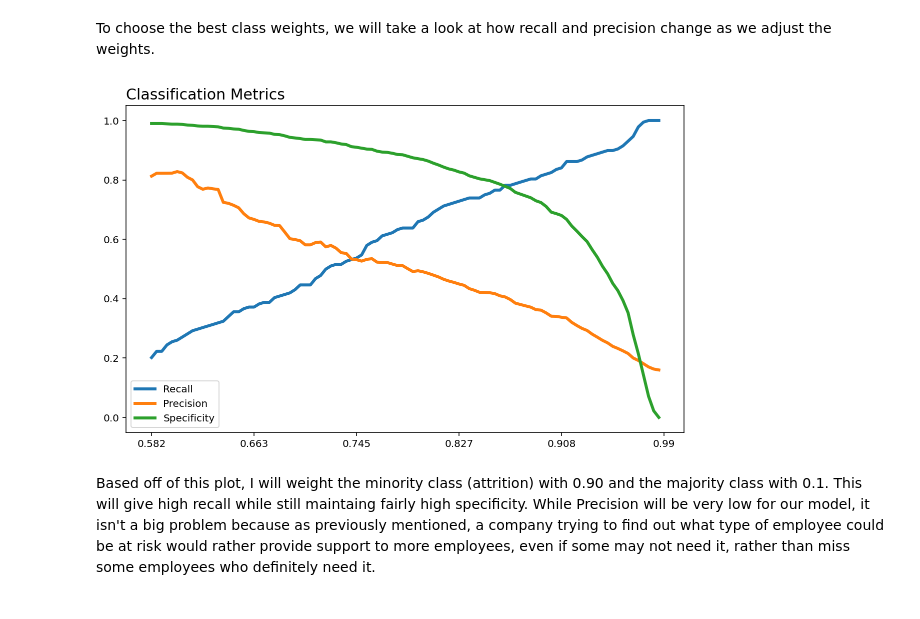
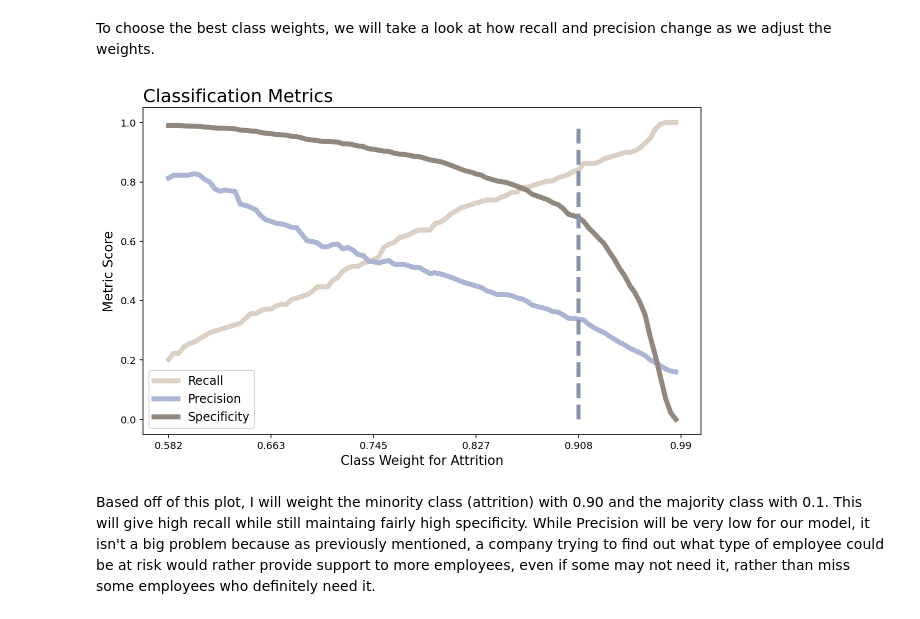
Before and after one commit to ZachDougherty/Predicting-Employee-Attrition, a Jupyter notebook: attrition_model.ipynb, the cells around one changed output. Cells and saved outputs as stored; diff of their text form; code cells hidden in the pictures.

```diff
--- a/attrition_model.ipynb
+++ b/attrition_model.ipynb
@@ -372,11 +381,3 @@ linear_ct = ColumnTransformer([
     ('ohe', OneHotEncoder(handle_unknown="ignore"), cat_cols),
     ('sc', StandardScaler(), num_cols)
 ])
-# %%
-model = Pipeline([
-    ('pre', linear_ct),
-    ('clf', RidgeClassifier(class_weight={0:0.2, 1:0.8}))
-])
-
-model.fit(X, y)
-np.mean(cross_val_score(model, X, y, scoring=make_scorer(recall_score), cv=5))
@@ -436,16 +435,20 @@ for i in np.linspace(0.5, 0.99, 100):
 # %%
 fig, ax = plt.subplots(figsize=(10,6))
 
-ax.plot(recalls, label="Recall", lw=3)
-ax.plot(precisions, label="Precision", lw=3)
-ax.plot(specs, label="Specificity", lw=3)
+ax.plot(recalls, label="Recall", c="#dcd0c5", lw=5)
+ax.plot(precisions, label="Precision", c="#abb6d4",lw=5)
+ax.plot(specs, label="Specificity", c="#91877d", lw=5)
 labs = [round(val, 3) for val in np.linspace(0.5, 0.99, 7)]
+ax.plot([80,80], [0,1], '--', c="#8891a9", lw=4)
+ax.set_xlabel("Class Weight for Attrition", fontsize=13)
+ax.set_ylabel("Metric Score", fontsize=13)
 ax.set_xticklabels(labs)
-ax.set_title("Classification Metrics", fontsize=15, loc='left')
-ax.legend()
+ax.set_title("Classification Metrics", fontsize=18, loc='left')
+
+ax.legend(fontsize="large")
 plt.show()
 # %% [output]
-[figure, old version]
+[figure, new version]
 # %% [markdown]
 Based off of this plot, I will weight the minority class (attrition) with 0.90 and the majority class with 0.1. This will give high recall while still maintaing fairly high specificity. While Precision will be very low for our model, it isn't a big problem because as previously mentioned, a company trying to find out what type of employee could be at risk would rather provide support to more employees, even if some may not need it, rather than miss some employees who definitely need it.
 # %% [markdown]
```
Also changed, not shown: parts of 23 cells of this notebook.
